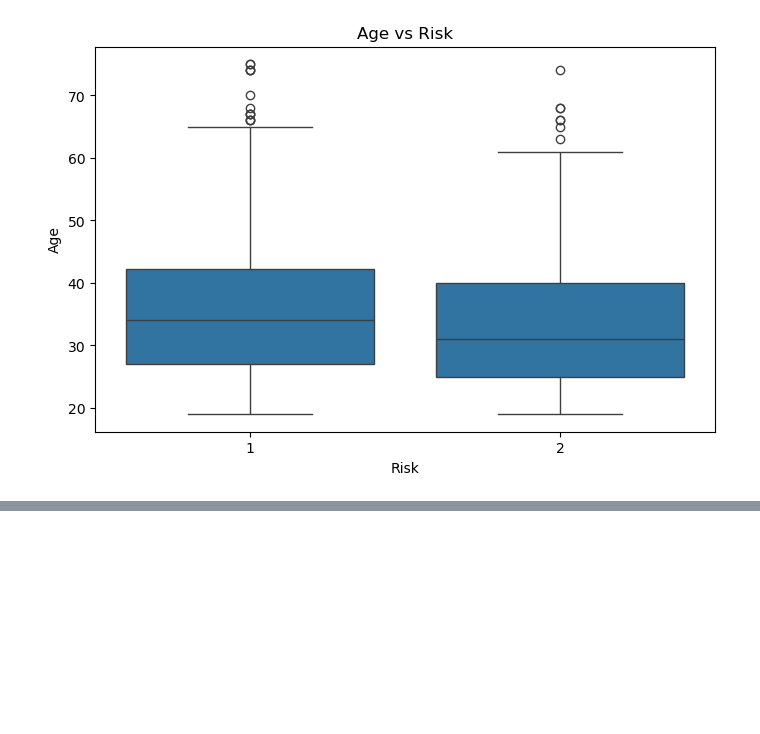
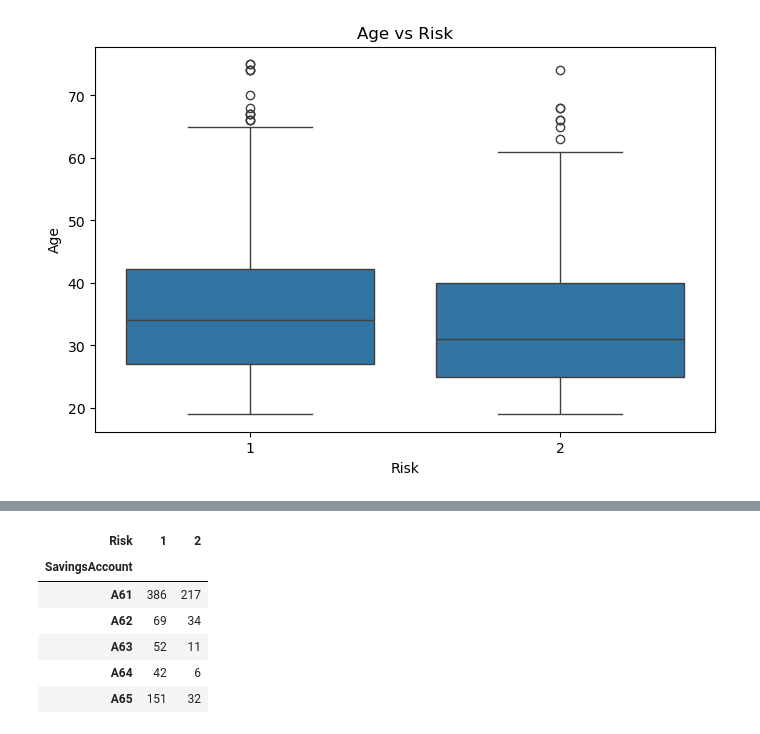
Before and after one commit to darshan-vgithub/credit-risk-prediction-xai-dashboard, a Jupyter notebook: notebooks/01_Data_Understanding_and_EDA.ipynb, the cells around one changed output, grey strips where cells are left out. Cells and saved outputs as stored; diff of their text form; code cells hidden in the pictures; blank space fills up the shorter version.

```diff
--- a/notebooks/01_Data_Understanding_and_EDA.ipynb
+++ b/notebooks/01_Data_Understanding_and_EDA.ipynb
@@ -331,0 +341,10 @@ plt.show()
+# %%
+pd.crosstab(df["SavingsAccount"], df["Risk"])
+# %% [output]
+| Risk | 1 | 2 |
+| SavingsAccount |  |  |
+| A61 | 386 | 217 |
+| A62 | 69 | 34 |
+| A63 | 52 | 11 |
+| A64 | 42 | 6 |
+| A65 | 151 | 32 |
```
Also changed, not shown: parts of 3 cells of this notebook.
